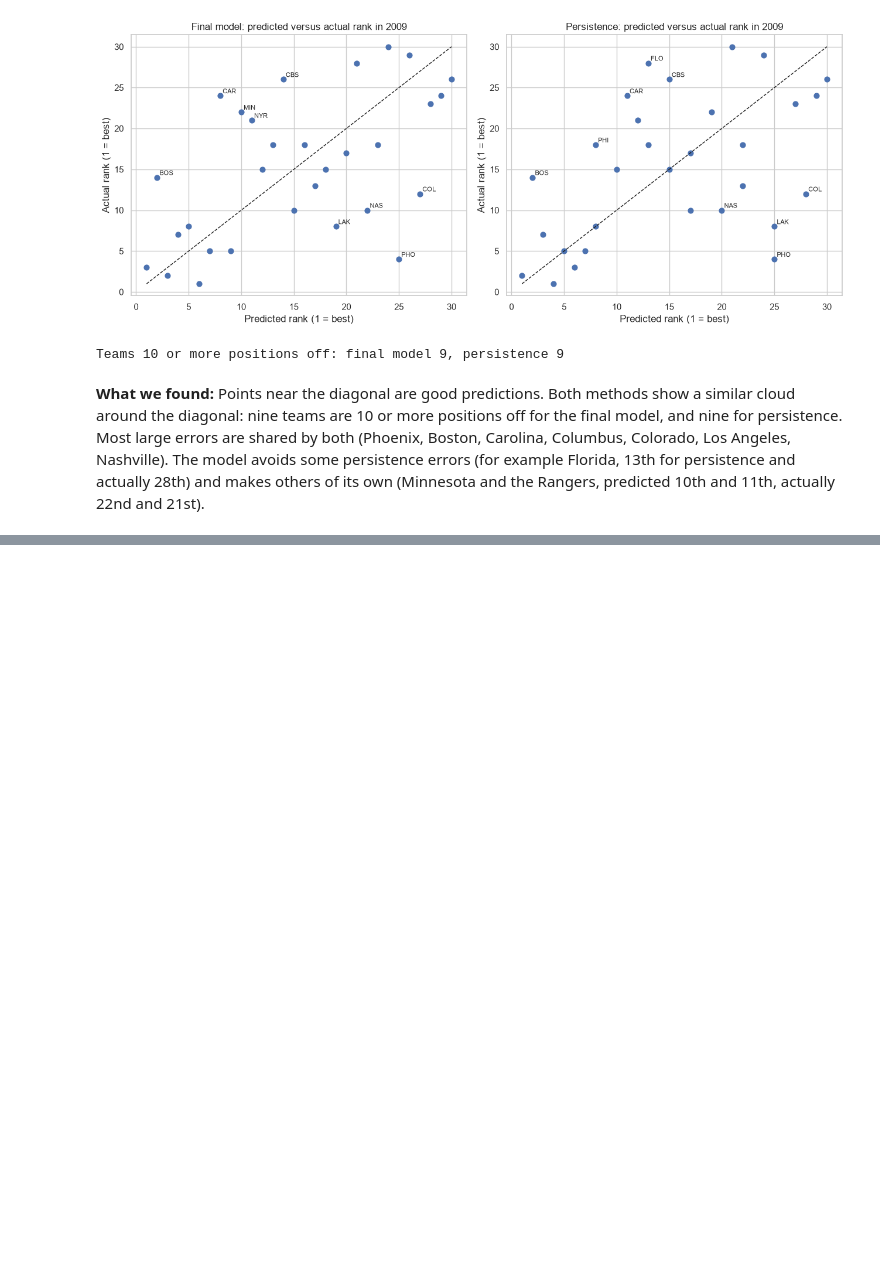
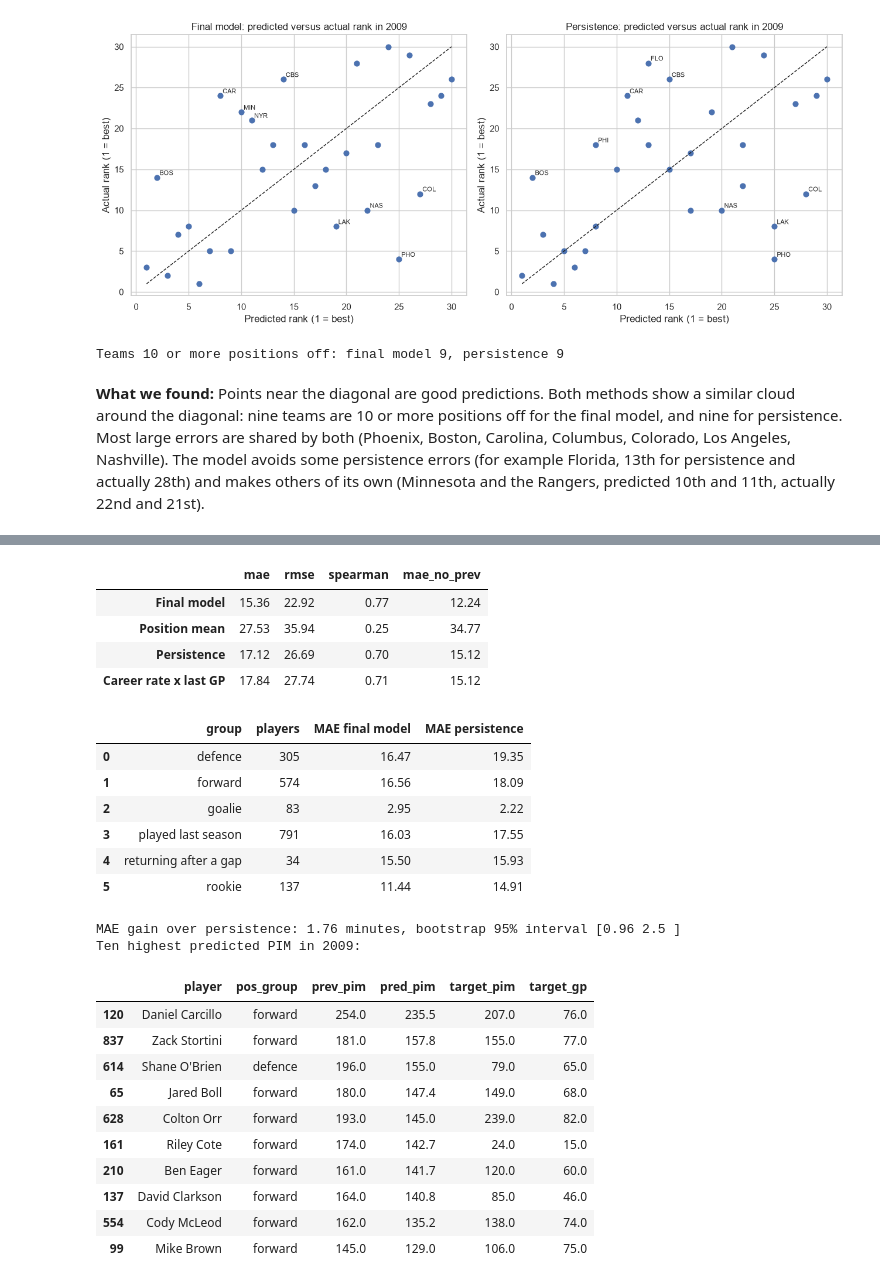
Before and after one commit to AmirMasnavi/hockey-season-prediction, a Jupyter notebook: notebooks/2_regression.ipynb, the cells around one changed output, grey strips where cells are left out. Drawn from its saved outputs; the diff is of its cells as text; code cells hidden in the pictures; blank space fills up the shorter version.

```diff
--- a/notebooks/2_regression.ipynb
+++ b/notebooks/2_regression.ipynb
@@ -1086,0 +1489,14 @@ Teams 10 or more positions off: final model 9, persistence 9
+# %%
+train = players[players['year'] < 2009]
+imp = SimpleImputer(strategy='median').fit(train[PIM_FEATURES])
+X_train = pd.DataFrame(imp.transform(train[PIM_FEATURES]), columns=PIM_FEATURES)
+pim_tree = DecisionTreeRegressor(max_depth=3, min_samples_leaf=200, random_state=SEED).fit(X_train, train['target_pim'])
+print(export_text(pim_tree, feature_names=PIM_FEATURES, decimals=2))
+tree_scores, _ = pim_evaluate(pim_pipeline(DecisionTreeRegressor(max_depth=3, min_samples_leaf=200, random_state=SEED)), EVAL)
+print(f"Depth-3 tree on the evaluation seasons: MAE {tree_scores['mae'].mean():.2f} "
+      f"(final model {pim_eval_scores[pim_final_name]['mae'].mean():.2f}, persistence {pim_eval_scores['Persistence']['mae'].mean():.2f})")
+
+glm = pim_build('Poisson GLM', pim_best_params['Poisson GLM']).fit(train[PIM_FEATURES], train['target_pim'])
+factors = pd.DataFrame({'coefficient': glm[-1].coef_, 'factor per +1 SD': np.exp(glm[-1].coef_)}, index=PIM_FEATURES)
+print(f"Poisson GLM, alpha {pim_best_params['Poisson GLM']['alpha']}: baseline expected PIM exp(intercept) = {np.exp(glm[-1].intercept_):.1f}")
+display(factors.sort_values('coefficient').round(3))
@@ -1086,0 +1549,65 @@ Teams 10 or more positions off: final model 9, persistence 9
+# %%
+train, test = players[players['year'] < 2009], players[players['year'] == 2009].copy()
+final_pim = clone(pim_final_model).fit(train[PIM_FEATURES], train['target_pim'])
+test['pred_pim'] = np.clip(final_pim.predict(test[PIM_FEATURES]), 0, None)
+test_base = pim_baselines(2009)
+no_prev_test = test['has_prev_player'].values == 0
+results = {'Final model': pim_metrics(test['target_pim'], test['pred_pim'], no_prev_test)}
+for b in PIM_BASELINES:
+    results[b] = pim_metrics(test['target_pim'], test_base[b], no_prev_test)
+display(pd.DataFrame(results).T.round(2))
+
+# MAE by position and by history
+test['persistence'] = test_base['Persistence']
+test['history'] = np.where(test['has_prev_player'] == 1, 'played last season', np.where(test['rookie'] == 1, 'rookie', 'returning after a gap'))
+rows = []
+for col in ['pos_group', 'history']:
+    for group, g in test.groupby(col):
+        rows.append({'group': group, 'players': len(g), 'MAE final model': np.abs(g['pred_pim'] - g['target_pim']).mean(),
+                     'MAE persistence': np.abs(g['persistence'] - g['target_pim']).mean()})
+display(pd.DataFrame(rows).round(2))
+
+# Bootstrap over the players of 2009
+rng = np.random.default_rng(SEED)
+err_model = np.abs(test['pred_pim'] - test['target_pim']).values
+err_persistence = np.abs(test['persistence'] - test['target_pim']).values
+gains = []
+for _ in range(2000):
+    i = rng.integers(0, len(test), len(test))
+    gains.append(err_persistence[i].mean() - err_model[i].mean())
+print(f"MAE gain over persistence: {err_persistence.mean() - err_model.mean():.2f} minutes, "
+      f"bootstrap 95% interval {np.percentile(gains, [2.5, 97.5]).round(2)}")
+
+names = pd.read_csv(ROOT / 'hockey_development_data' / 'Master.csv', usecols=['playerID', 'firstName', 'lastName'])
+test = test.merge(names, on='playerID', how='left')
+test['player'] = test['firstName'] + ' ' + test['lastName']
+print('Ten highest predicted PIM in 2009:')
+display(test.nlargest(10, 'pred_pim')[['player', 'pos_group', 'prev_pim', 'pred_pim', 'target_pim', 'target_gp']].round(1))
+test[['playerID', 'player', 'year', 'pos_group', 'pred_pim', 'persistence', 'target_pim']].rename(columns={'target_pim': 'actual_pim'}) \
+    .sort_values('pred_pim', ascending=False).to_csv(ROOT / 'data' / 'processed' / 'predictions_2009_pim.csv', index=False)
+# %% [output]
+|  | mae | rmse | spearman | mae_no_prev |
+| Final model | 15.36 | 22.92 | 0.77 | 12.24 |
+| Position mean | 27.53 | 35.94 | 0.25 | 34.77 |
+| Persistence | 17.12 | 26.69 | 0.70 | 15.12 |
+| Career rate x last GP | 17.84 | 27.74 | 0.71 | 15.12 |
+|  | group | players | MAE final model | MAE persistence |
+| 0 | defence | 305 | 16.47 | 19.35 |
+| 1 | forward | 574 | 16.56 | 18.09 |
+| 2 | goalie | 83 | 2.95 | 2.22 |
+| 3 | played last season | 791 | 16.03 | 17.55 |
+| 4 | returning after a gap | 34 | 15.50 | 15.93 |
+| 5 | rookie | 137 | 11.44 | 14.91 |
+MAE gain over persistence: 1.76 minutes, bootstrap 95% interval [0.96 2.5 ]
+Ten highest predicted PIM in 2009:
+|  | player | pos_group | prev_pim | pred_pim | target_pim | target_gp |
+| 120 | Daniel Carcillo | forward | 254.0 | 235.5 | 207.0 | 76.0 |
+| 837 | Zack Stortini | forward | 181.0 | 157.8 | 155.0 | 77.0 |
+| 614 | Shane O'Brien | defence | 196.0 | 155.0 | 79.0 | 65.0 |
+| 65 | Jared Boll | forward | 180.0 | 147.4 | 149.0 | 68.0 |
+| 628 | Colton Orr | forward | 193.0 | 145.0 | 239.0 | 82.0 |
+| 161 | Riley Cote | forward | 174.0 | 142.7 | 24.0 | 15.0 |
+| 210 | Ben Eager | forward | 161.0 | 141.7 | 120.0 | 60.0 |
+| 137 | David Clarkson | forward | 164.0 | 140.8 | 85.0 | 46.0 |
+| 554 | Cody McLeod | forward | 162.0 | 135.2 | 138.0 | 74.0 |
+| 99 | Mike Brown | forward | 145.0 | 129.0 | 106.0 | 75.0 |
```
Also changed, not shown: parts of 31 cells of this notebook, 4 other files.
